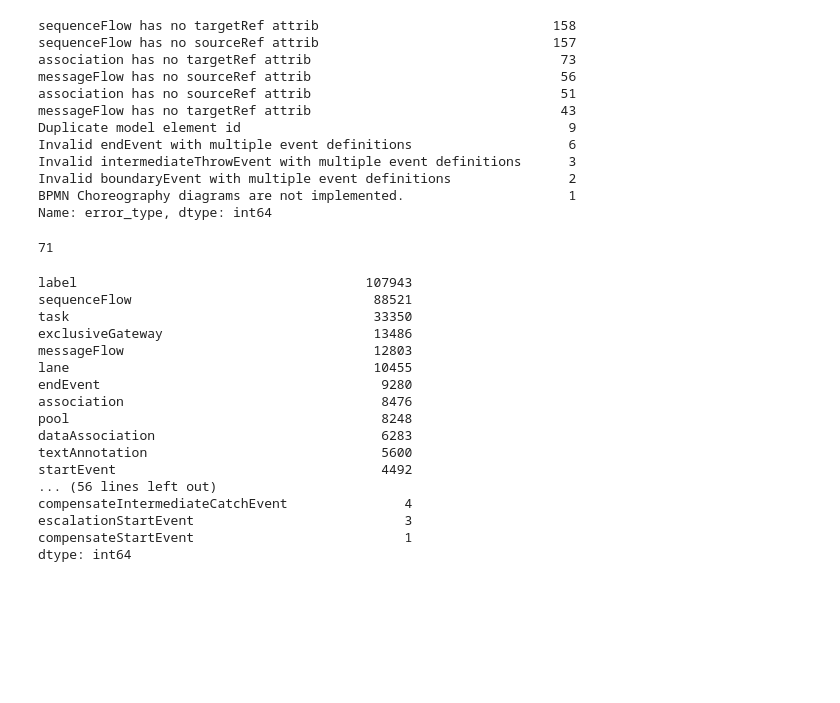
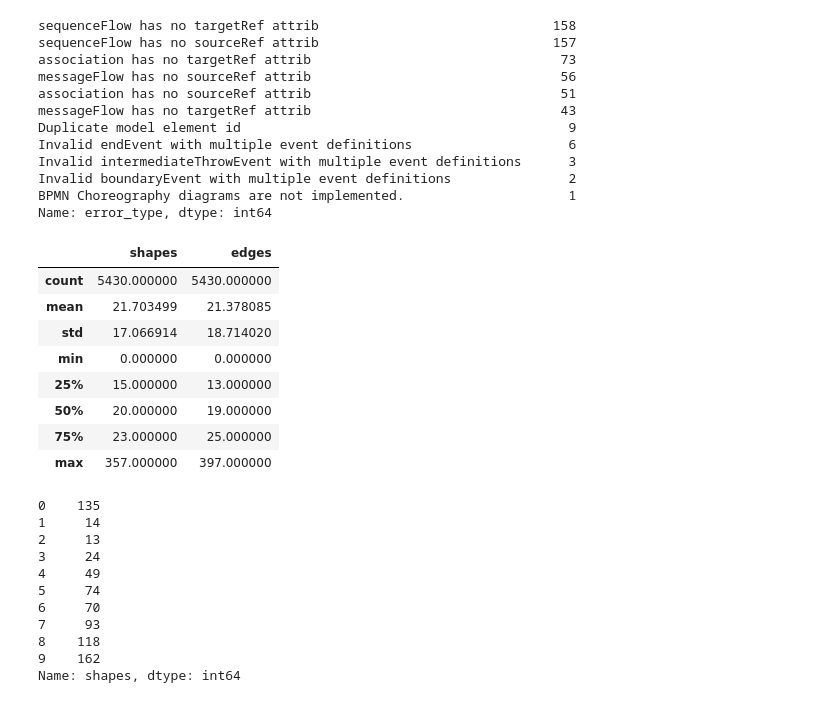
Before and after one commit to dwslab/pybpmn-parser, a Jupyter notebook: notebooks/sap-sam.ipynb, the cells around one changed output. Cells and saved outputs as stored; diff of their text form; code cells hidden in the pictures; blank space fills up the shorter version.

```diff
--- a/notebooks/sap-sam.ipynb
+++ b/notebooks/sap-sam.ipynb
@@ -65,29 +72,30 @@ Invalid intermediateThrowEvent with multiple event definitions      3
 Invalid boundaryEvent with multiple event definitions               2
 BPMN Choreography diagrams are not implemented.                     1
 Name: error_type, dtype: int64
-# %%
-from collections import Counter
-
-pd.set_option('display.max_rows', 100)
-s = pd.Series(Counter([a.category for a in anns])).sort_values(ascending=False)
-print(len(s))
-s
-# %% [output]
-71
-label                                     107943
-sequenceFlow                               88521
-task                                       33350
-exclusiveGateway                           13486
-messageFlow                                12803
-lane                                       10455
-endEvent                                    9280
-association                                 8476
-pool                                        8248
-dataAssociation                             6283
-textAnnotation                              5600
-startEvent                                  4492
-... (56 lines left out)
-compensateIntermediateCatchEvent               4
-escalationStartEvent                           3
-compensateStartEvent                           1
-dtype: int64
+# %%
+df_no_err = df.query("not has_error").copy()
+df_no_err.describe()
+# %% [output]
+|  | shapes | edges |
+| count | 5430.000000 | 5430.000000 |
+| mean | 21.703499 | 21.378085 |
+| std | 17.066914 | 18.714020 |
+| min | 0.000000 | 0.000000 |
+| 25% | 15.000000 | 13.000000 |
+| 50% | 20.000000 | 19.000000 |
+| 75% | 23.000000 | 25.000000 |
+| max | 357.000000 | 397.000000 |
+# %%
+df_no_err.shapes.value_counts().sort_index().head(10)
+# %% [output]
+0    135
+1     14
+2     13
+3     24
+4     49
+5     74
+6     70
+7     93
+8    118
+9    162
+Name: shapes, dtype: int64
```
Also changed, not shown: parts of 8 cells of this notebook, 1 other file.
